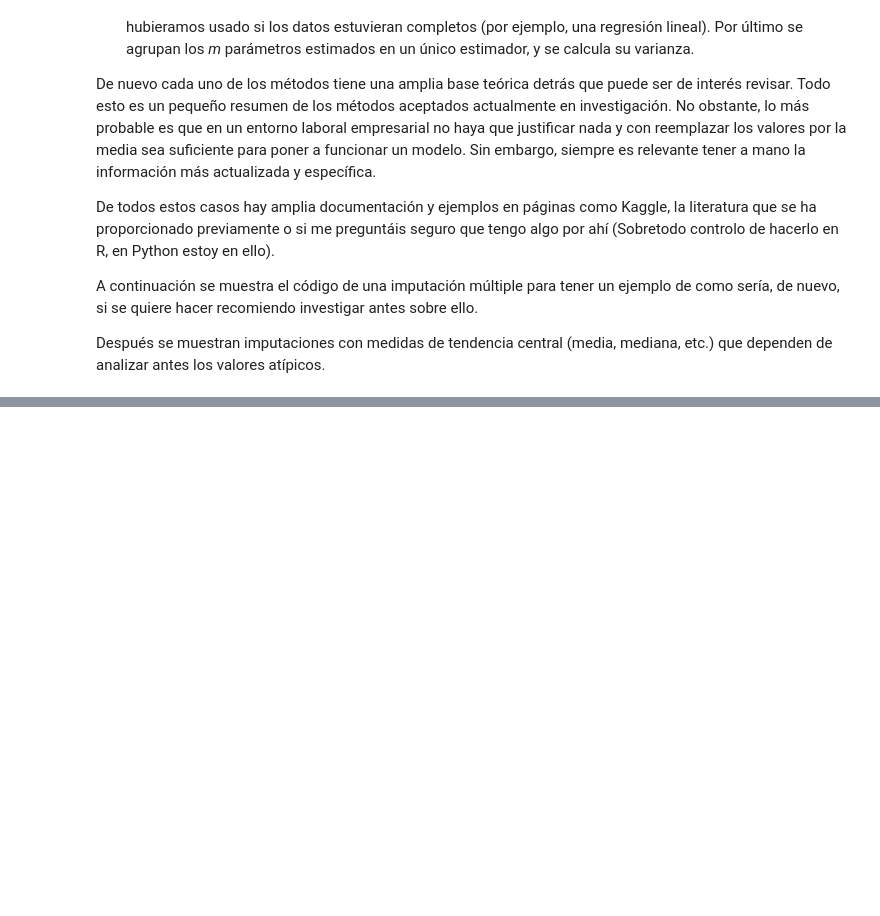
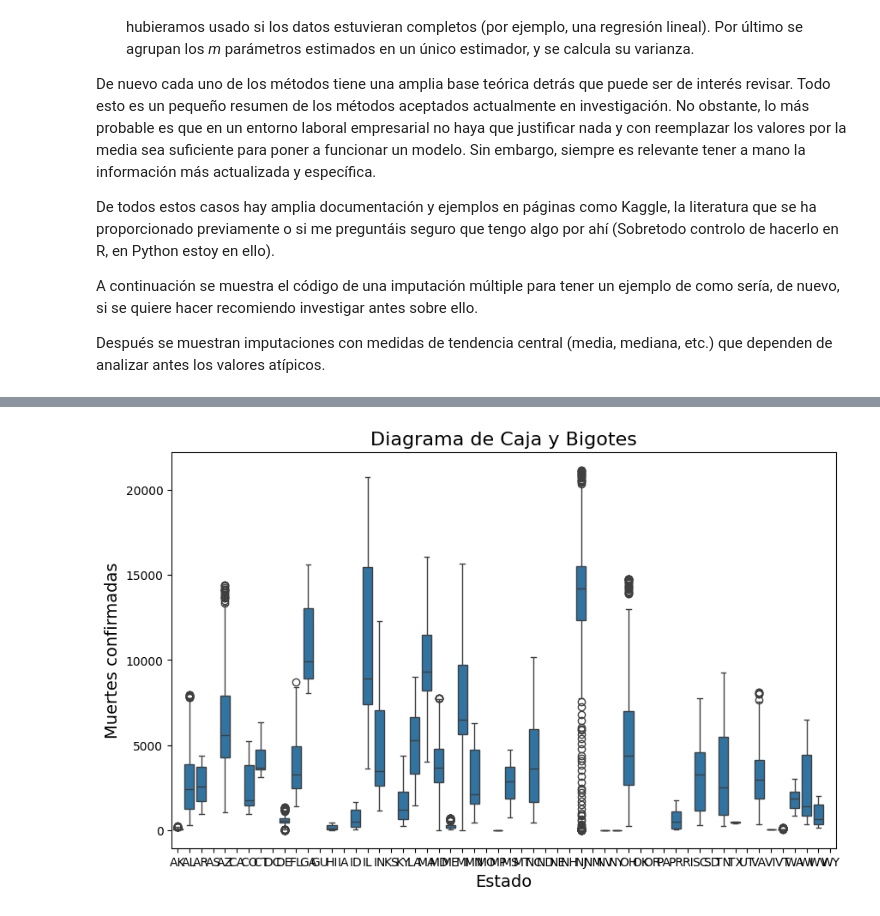
Before and after one commit to AI-School-F5-P3/Carri-Datathon, a Jupyter notebook: Analisis.ipynb, the cells around one changed output, grey strips where cells are left out. Cells and saved outputs as stored; diff of their text form; code cells hidden in the pictures; blank space fills up the shorter version.

Commit message:
outliers y boxplot

```diff
--- a/Analisis.ipynb
+++ b/Analisis.ipynb
@@ -198,0 +211,14 @@ df_final = pd.concat([df_complete, df_imputed], axis=1)
+# %%
+import seaborn as sns
+import matplotlib.pyplot as plt
+
+plt.figure(figsize=(10, 6))
+box_plot = sns.boxplot(x='state', y='deathConfirmed', data=df_subset)
+
+plt.title('Diagrama de Caja y Bigotes', fontsize=16)
+plt.xlabel('Estado', fontsize=14)
+plt.ylabel('Muertes confirmadas', fontsize=14)
+
+plt.show()
+# %% [output]
+[figure, added]
```
Also changed, not shown: parts of 4 cells of this notebook, 1 other file.
